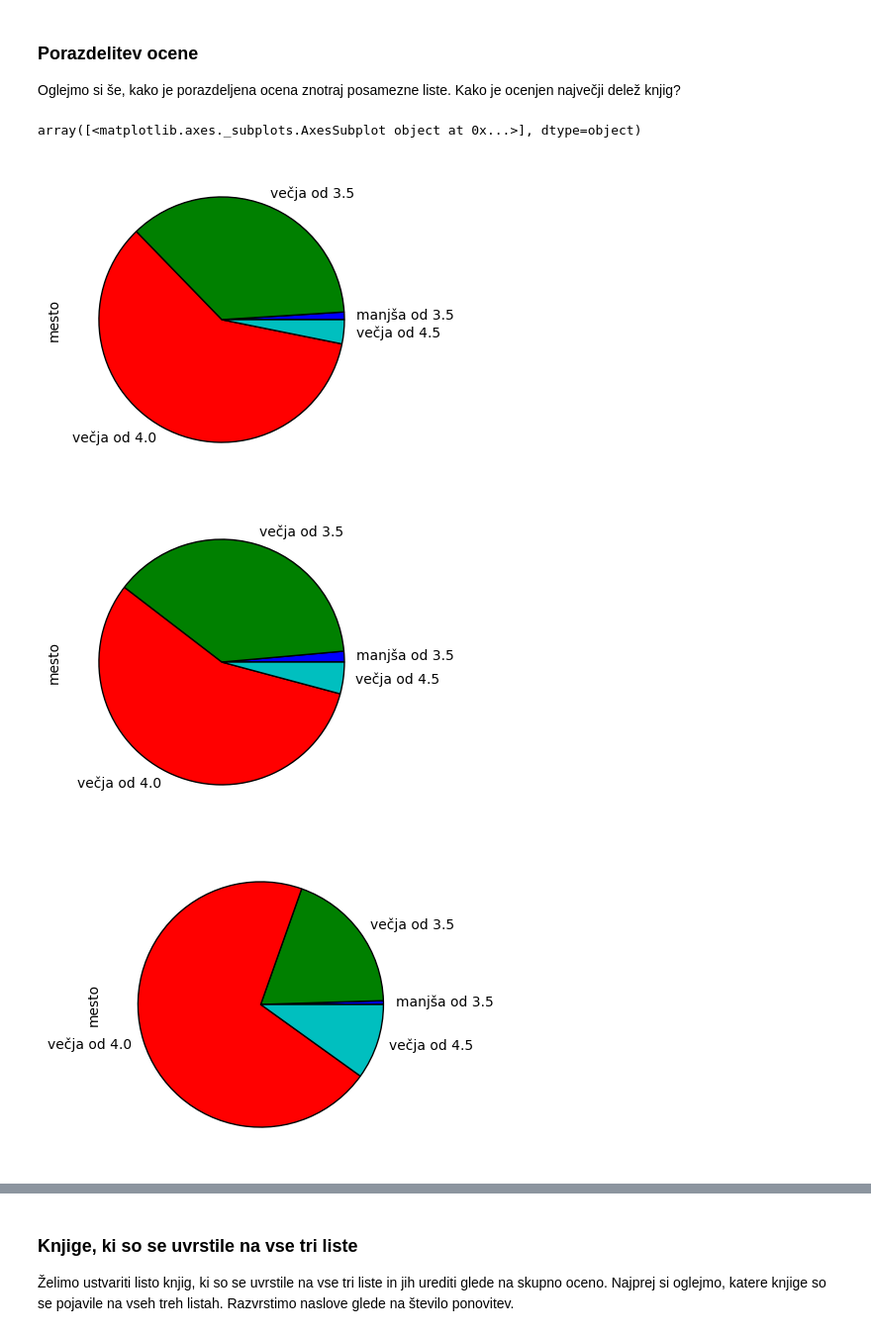
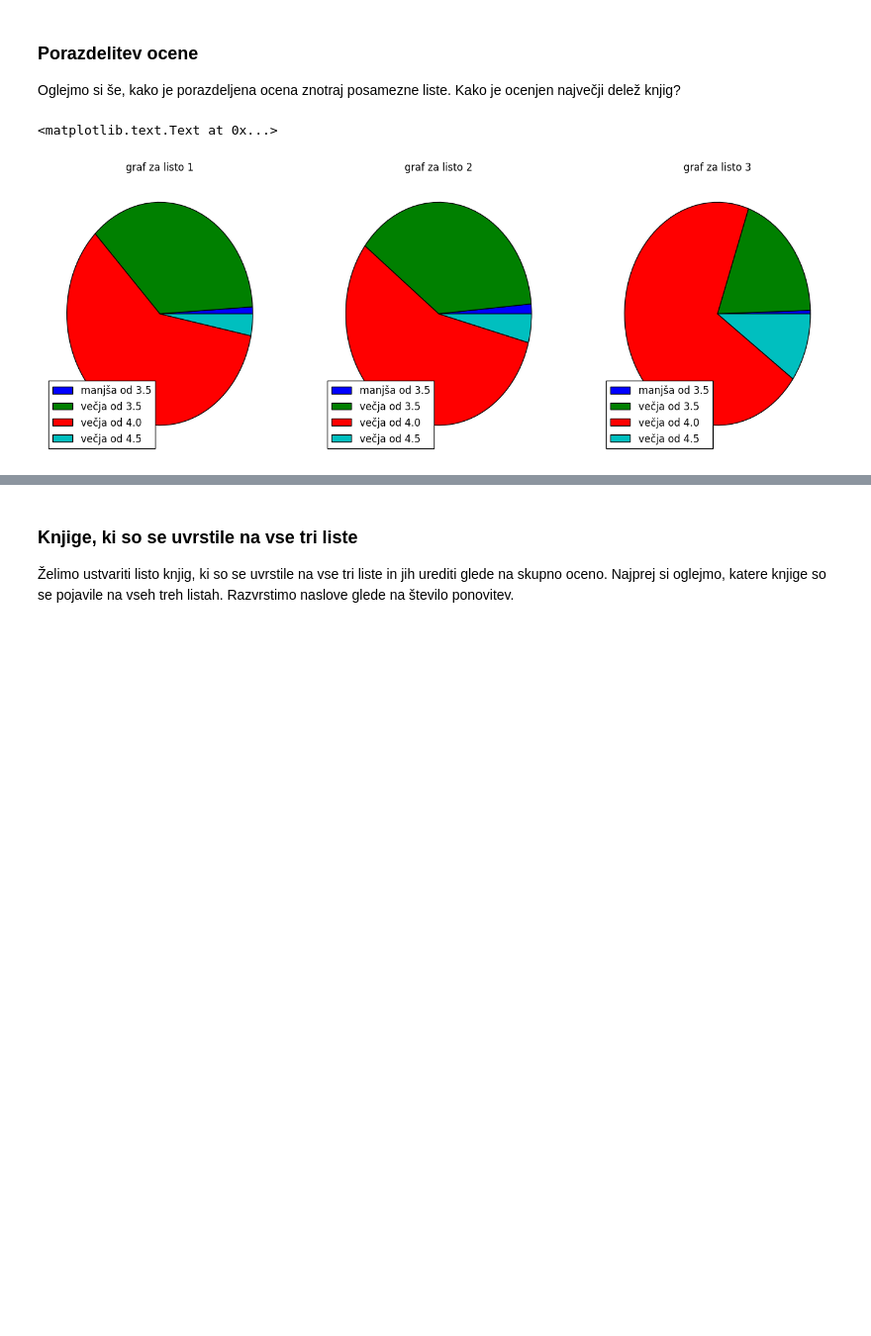
Before and after one commit to SaraBrezec/analiza_otroske_knjige, a Jupyter notebook: analiza_končna.ipynb, the cells around one changed output, grey strips where cells are left out. Shown at 99% size. Saved outputs shown, nothing was run; the diff lists cells and outputs as text; code cells hidden in the pictures; blank space fills up the shorter version.

```diff
--- a/Untitled.ipynb
+++ b/analiza_končna.ipynb
@@ -406,24 +418,37 @@ Oglejmo si še, kako je porazdeljena ocena znotraj posamezne liste. Kako je ocen
 # %%
 def GroupFunc(x):
     if x >= 4.5:
         return 'večja od 4.5'
     elif x >= 4.0 :
         return 'večja od 4.0'
     elif x >= 3.5:
         return 'večja od 3.5'
     else:
         return 'manjša od 3.5'
 
+a = lista1.set_index(['ocena']).groupby(GroupFunc).count()[['mesto']]
+b = lista2.set_index(['ocena']).groupby(GroupFunc).count()[['mesto']]
+c = lista3.set_index(['ocena']).groupby(GroupFunc).count()[['mesto']]
 
-a = lista1.set_index(['ocena']).groupby(GroupFunc).count()
-a[['mesto']].plot(kind='pie',figsize=(4, 4), legend=False, subplots=True)
-b = lista2.set_index(['ocena']).groupby(GroupFunc).count()
-b[['mesto']].plot(kind='pie',figsize=(4, 4), legend=False, subplots=True)
-c = lista3.set_index(['ocena']).groupby(GroupFunc).count()
-c[['mesto']].plot(kind='pie',figsize=(4, 4), legend=False, subplots=True)
+fig = plt.figure(figsize=(17,6), dpi = 1000 )
+labels = ['manjša od 3.5', 'večja od 3.5',
+'večja od 4.0','večja od 4.5']
+
+ax1 = plt.subplot2grid((1,3),(0,0))
+plt.pie(a)
+plt.legend(labels, loc="lower left")
+plt.title('graf za listo 1')
+
+ax1 = plt.subplot2grid((1,3), (0, 1))
+plt.pie(b)
+plt.legend(labels, loc="lower left")
+plt.title('graf za listo 2')
+
+ax1 = plt.subplot2grid((1,3), (0, 2))
+plt.pie(c)
+plt.legend(labels, loc="lower left")
+plt.title('graf za listo 3')
 # %% [output]
-array([<matplotlib.axes._subplots.AxesSubplot object at 0x...>], dtype=object)
+<matplotlib.text.Text at 0x...>
-[figure, old version]
+[figure, new version]
-[figure, removed]
-[figure, removed]
 # %% [markdown]
```
Also changed, not shown: parts of 31 cells of this notebook.
